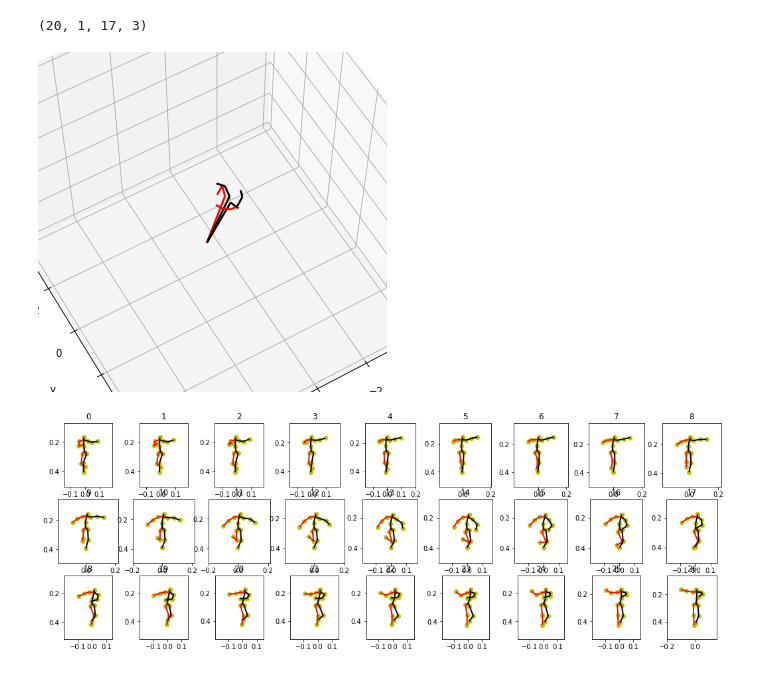
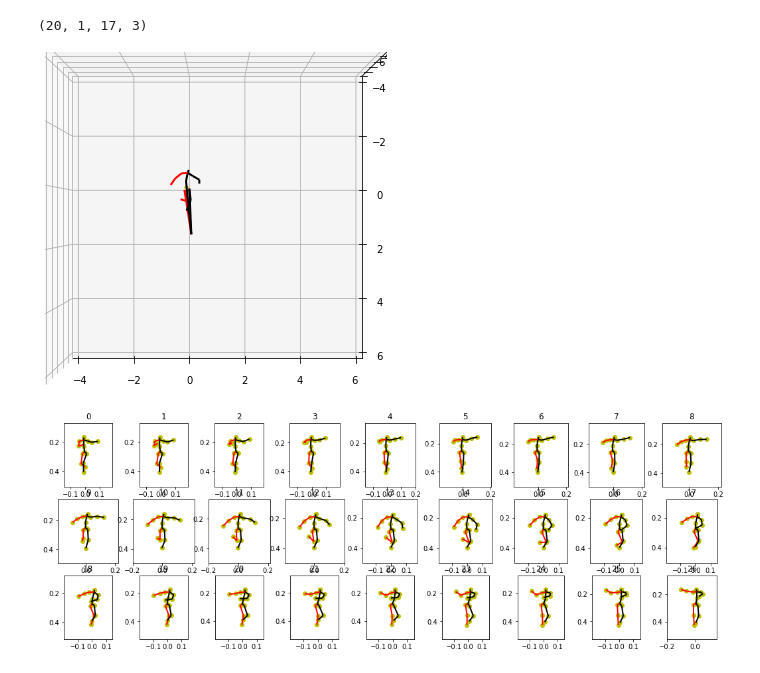
Before and after one commit to lyokka/VideoPose3D, a Jupyter notebook: notebooks/data_processing_parsing_wild.ipynb, the cells around one changed output. Cells and saved outputs as stored; diff of their text form; code cells hidden in the pictures.

```diff
--- a/notebooks/data_processing_parsing_wild.ipynb
+++ b/notebooks/data_processing_parsing_wild.ipynb
@@ -323,16 +323,16 @@ batch_3d.shape
 # %%
 n = 5
 fig = plt.figure(figsize=(6,6))
 ax_3d = fig.add_subplot(1,1,1,projection='3d')
 ax_3d = display_3D_skeleton_beta(ax_3d, batch_3d[n][0], dataset.skeleton())
-ax_3d.view_init(elev=60., azim=60)
+ax_3d.view_init(elev=-90., azim=-90.)
 ax_3d.dist = 6
 fig = plt.figure(figsize=(18,6))
 for i in range(9):
     for j in range(3):
         ax_2d = fig.add_subplot(3,9,i*3+j+1, aspect='equal')
         ax_2d = display_2D_skeleton_beta(ax_2d, batch_2d[n][i*3+j], dataset.skeleton())
         ax_2d.set_title(str(i*3+j))
 # %% [output]
-[figure, old version]
+[figure, new version]
 [figure]
```
Also changed, not shown: parts of 3 cells of this notebook, 6 other files.
